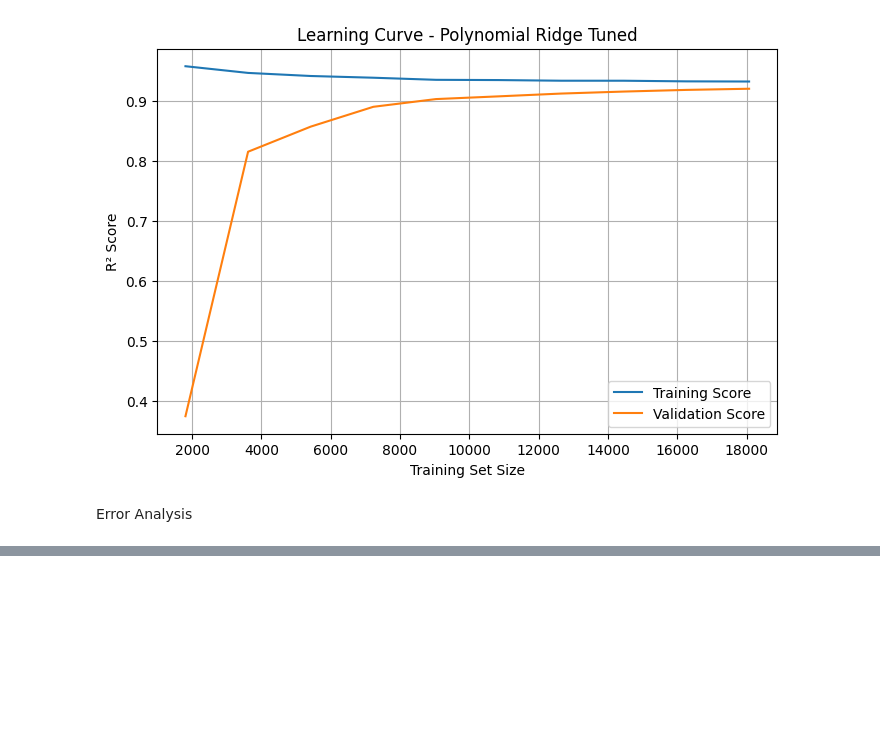
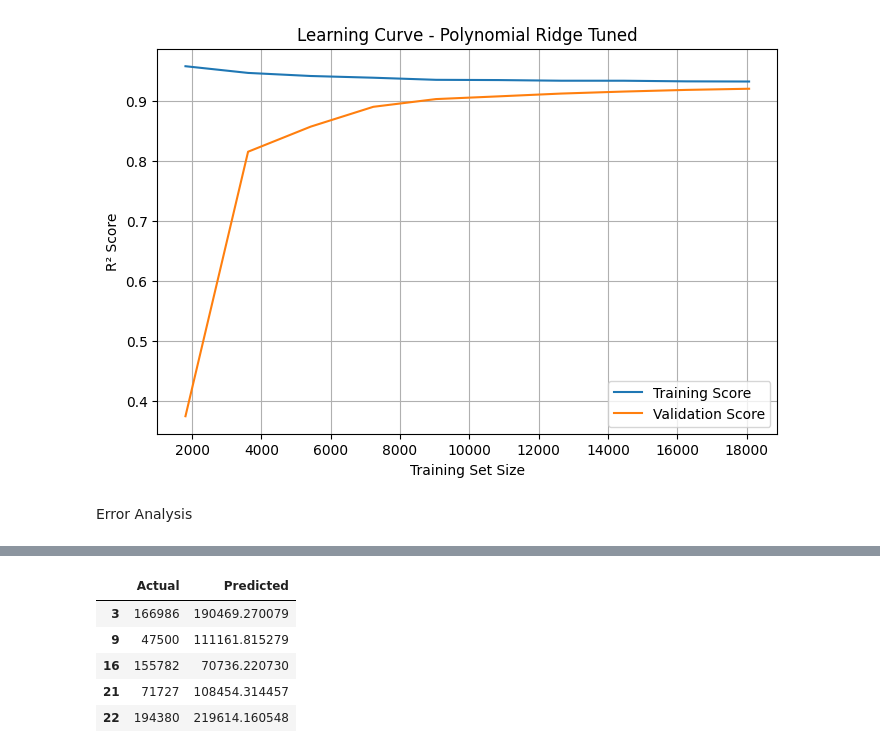
Before and after one commit to victorouma1/Machine-Learning-Capstone, a Jupyter notebook: main_2.ipynb, the cells around one changed output, grey strips where cells are left out. Saved outputs shown, nothing was run; the diff lists cells and outputs as text; code cells hidden in the pictures; blank space fills up the shorter version.

```diff
--- a/main_2.ipynb
+++ b/main_2.ipynb
@@ -640,0 +676,9 @@ Error Analysis
+# %%
+errors[['Actual', 'Predicted']].head()
+# %% [output]
+|  | Actual | Predicted |
+| 3 | 166986 | 190469.270079 |
+| 9 | 47500 | 111161.815279 |
+| 16 | 155782 | 70736.220730 |
+| 21 | 71727 | 108454.314457 |
+| 22 | 194380 | 219614.160548 |
```
Also changed, not shown: parts of 8 cells of this notebook.
